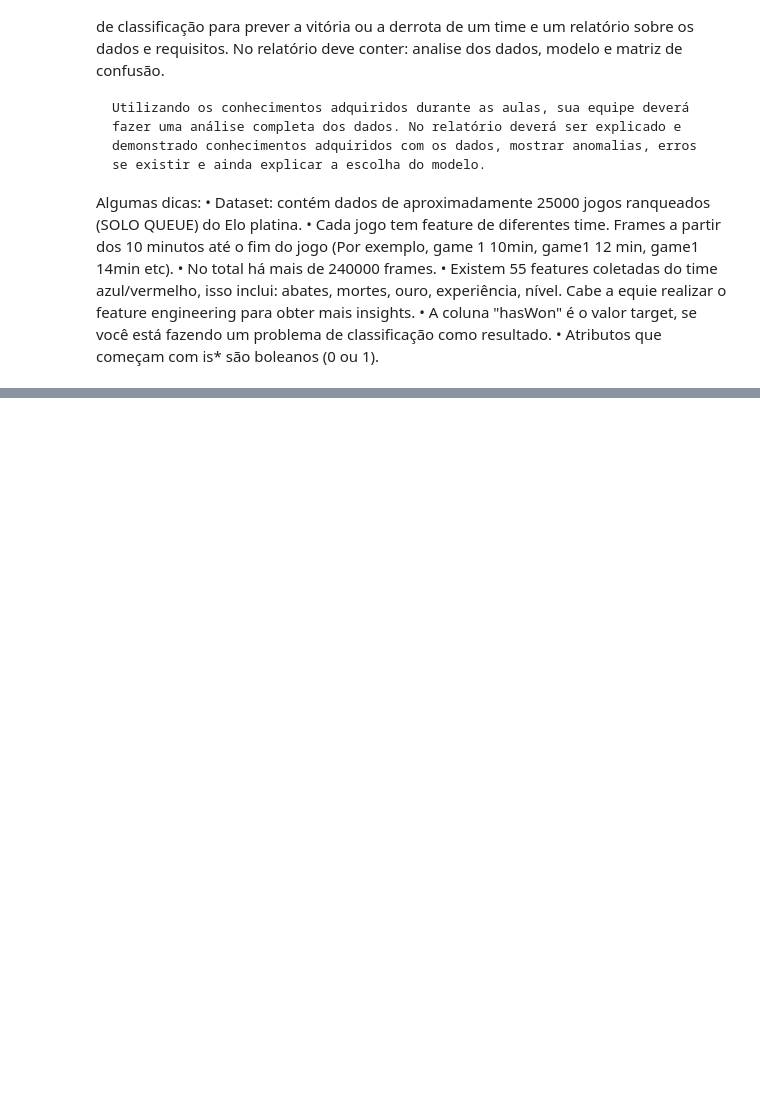
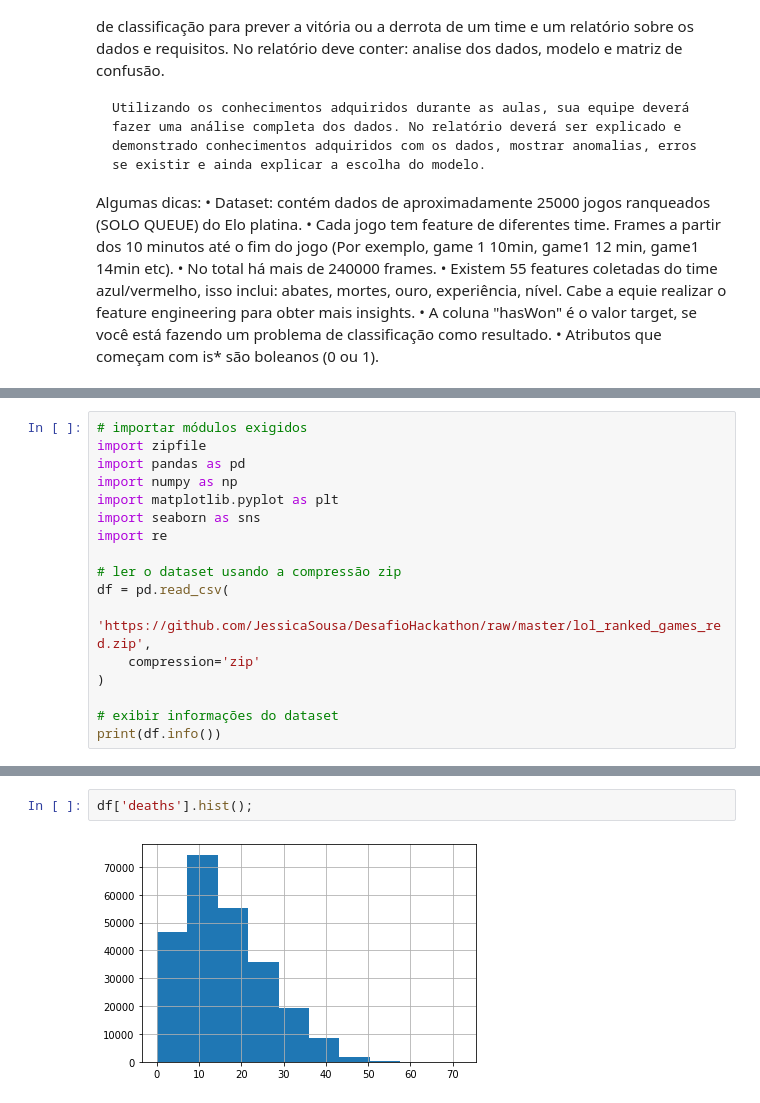
Before and after one commit to JessicaSousa/DesafioHackathon, a Jupyter notebook: MarathonAI_vespertino.ipynb, the cells around one changed output, grey strips where cells are left out. Saved outputs shown, nothing was run; the diff lists cells and outputs as text; blank space fills up the shorter version.

```diff
--- a/MarathonAI_vespertino.ipynb
+++ b/MarathonAI_vespertino.ipynb
@@ -35,0 +26,17 @@ df = pd.read_csv('/content/drive/MyDrive/dataset_marathonAI/lol_ranked_games_red
+# %%
+# importar módulos exigidos
+import zipfile
+import pandas as pd
+import numpy as np
+import matplotlib.pyplot as plt
+import seaborn as sns
+import re
+
+# ler o dataset usando a compressão zip
+df = pd.read_csv(
+    'https://github.com/JessicaSousa/DesafioHackathon/raw/master/lol_ranked_games_red.zip',
+    compression='zip'
+)
+
+# exibir informações do dataset
+print(df.info())
@@ -35,0 +102,4 @@ df = pd.read_csv('/content/drive/MyDrive/dataset_marathonAI/lol_ranked_games_red
+# %%
+df['deaths'].hist();
+# %% [output]
+[figure, added]
```
Also changed, not shown: parts of 55 cells of this notebook, 1 other file.
